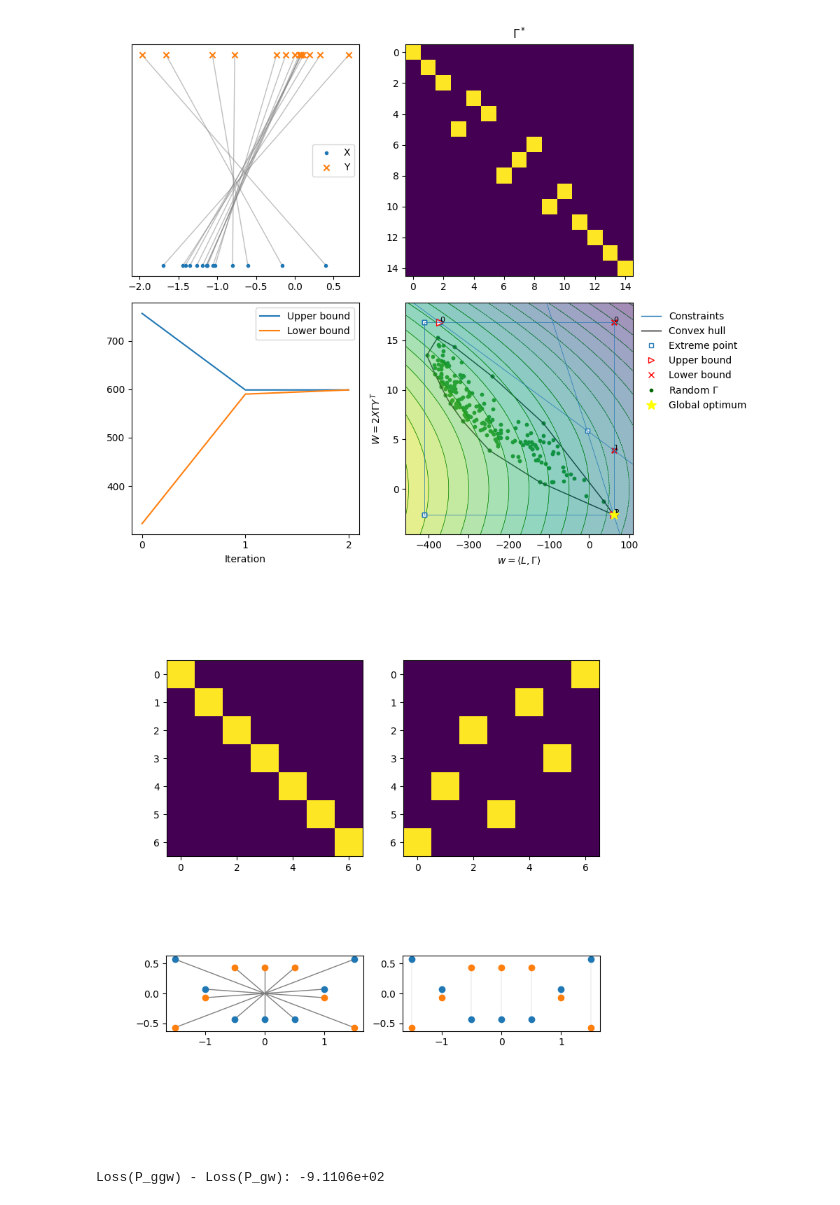
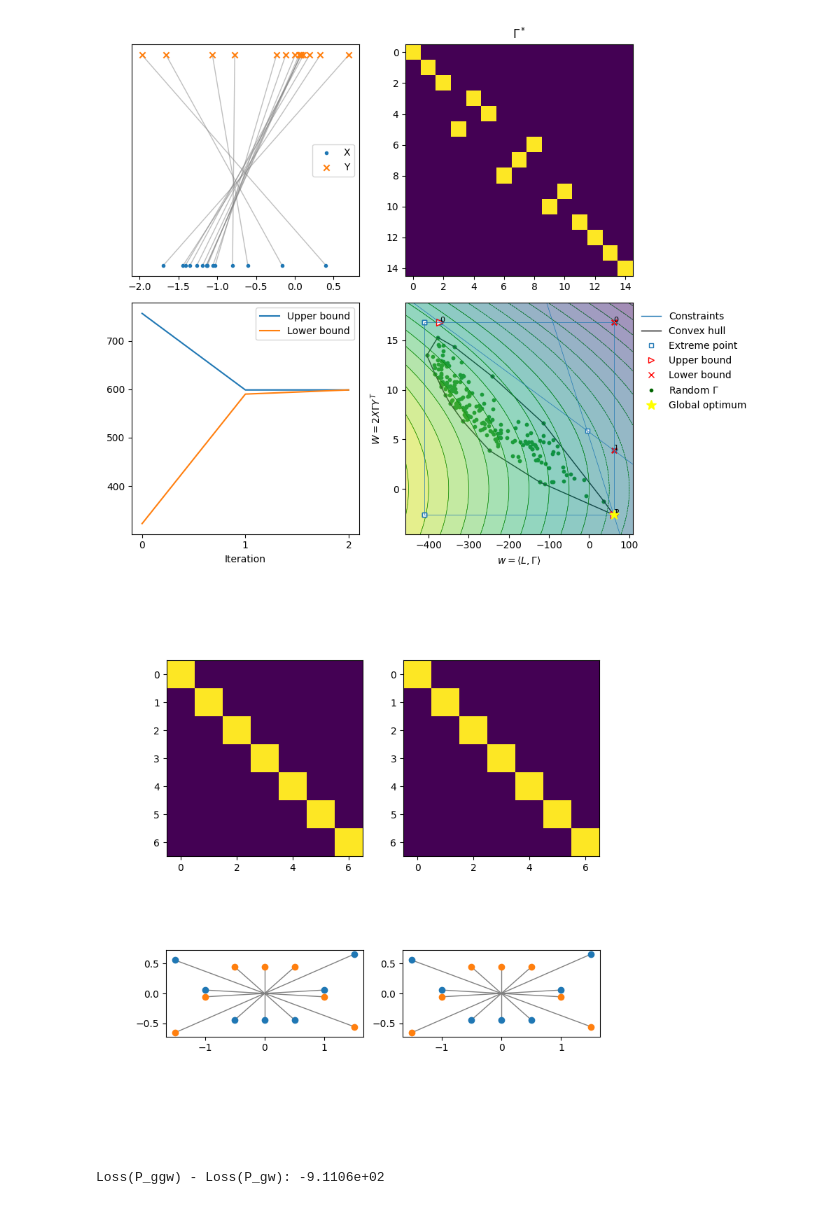
Before and after one commit to thaning0/Global-Gromov-Wasserstein, a Jupyter notebook: example.ipynb, the cells around one changed output. Saved outputs shown, nothing was run; the diff lists cells and outputs as text; code cells hidden in the pictures.

```diff
--- a/example.ipynb
+++ b/example.ipynb
@@ -23,7 +23,7 @@ Y = Y - np.mean(Y,axis=0)
 X = X - 1
 Y = Y - 0.28
 
-P_ggw,logs = gw_globle(X,Y,epsilon=1e-6,verbose=True,IterMax=10,log=True)
+P_ggw,logs = gw_global(X,Y,epsilon=1e-6,verbose=True,IterMax=10,log=True)
 
 plt.figure(figsize=(9.5,8))
 plt.subplot(2,2,1)
@@ -166,7 +166,7 @@ Iter |Bound gap
     2|0.000000e+00
 [figure]
 # %%
-X =  np.array([[0,1],[1,0],[1.5,0],[0.5,0.5],[2,0],[2.5,0.5],[3,1]])
+X =  np.array([[0,1],[1,0],[1.5,0],[0.5,0.5],[2,0],[2.5,0.5],[3,1.1]])
 X = X - np.mean(X,axis=0)
 
 theta = 1*np.pi
@@ -174,7 +174,7 @@ R = np.array([[np.cos(theta),np.sin(theta)],[-np.sin(theta),np.cos(theta)]])
 
 Y = (X @ R)*1
 
-P_ggw,logs = gw_globle(X,Y,epsilon=1e-5, verbose=False,IterMax=100,log=True)
+P_ggw,logs = gw_global(X,Y,epsilon=1e-5, verbose=False,IterMax=100,log=True)
 
 p = ot.unif(len(X))
 q = ot.unif(len(Y))
@@ -193,36 +193,36 @@ plt.subplot(2,2,2)
 plt.imshow(P_gw)
 
 plt.subplot(2,2,3)
 
 plt.scatter(X[:,0],X[:,1],alpha=1)
 plt.scatter(Y[:,0],Y[:,1],alpha=1)
 
 P = P_ggw
 
 for i in range(len(X)):
     for j in range(len(Y)):
         if P[i,j]>0:
-            plt.plot([X[i,0],Y[j,0]],[X[i,1],Y[j,1]],linewidth=P[i,j],color='grey',zorder=-1)
+            plt.plot([X[i,0],Y[j,0]],[X[i,1],Y[j,1]],linewidth=1,color='grey',zorder=-1)
 
 ax = plt.gca()
 ax.set_aspect('equal')
 
 plt.subplot(2,2,4)
 
 plt.scatter(X[:,0],X[:,1],alpha=1)
 plt.scatter(Y[:,0],Y[:,1],alpha=1)
 
 P = P_gw
 
 for i in range(len(X)):
     for j in range(len(Y)):
         if P[i,j]>0:
-            plt.plot([X[i,0],Y[j,0]],[X[i,1],Y[j,1]],linewidth=P[i,j],color='grey',zorder=-1)
+            plt.plot([X[i,0],Y[j,0]],[X[i,1],Y[j,1]],linewidth=1,color='grey',zorder=-1)
 
 ax = plt.gca()
 ax.set_aspect('equal')
 # %% [output]
-[figure, old version]
+[figure, new version]
 # %%
 np.random.seed(5)
 
```
Also changed, not shown: parts of 1 cell of this notebook.
